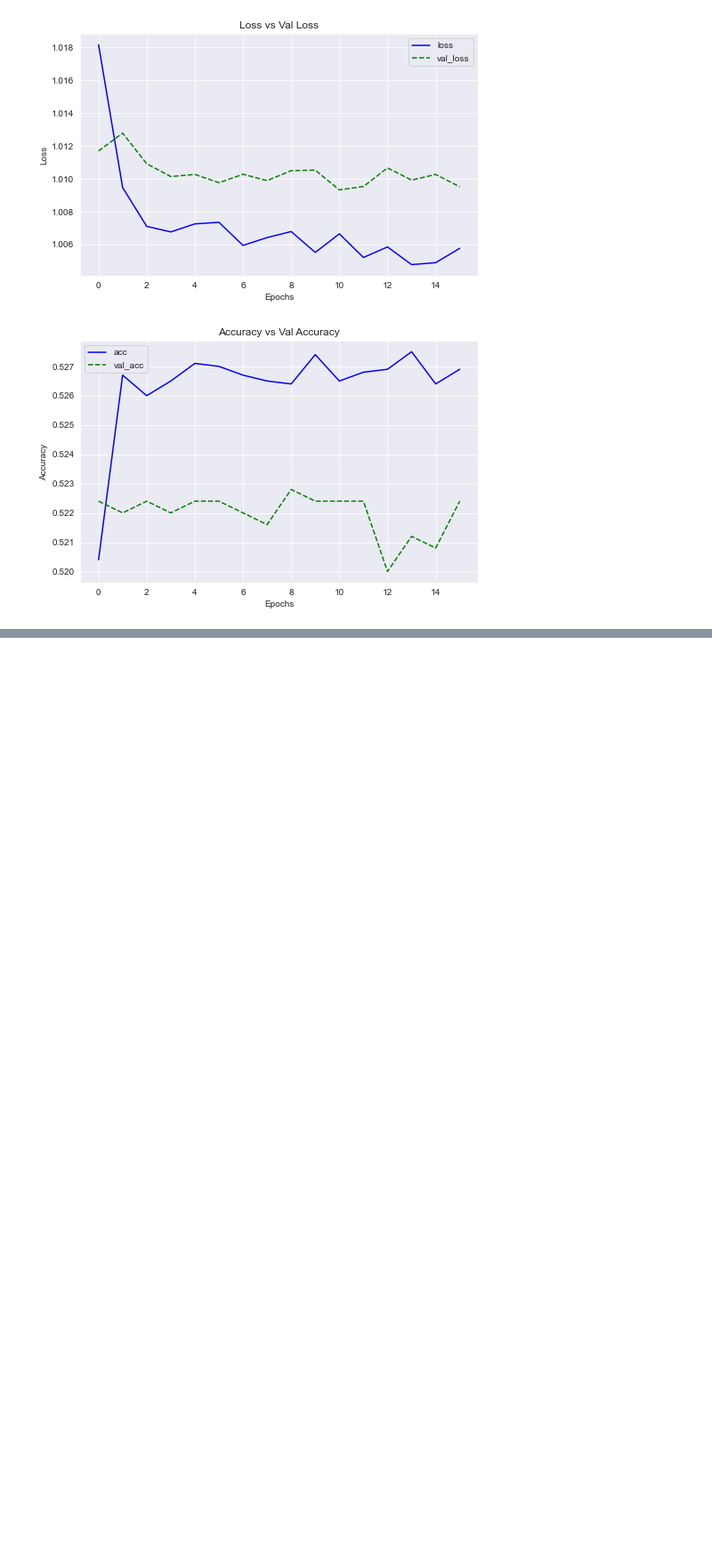
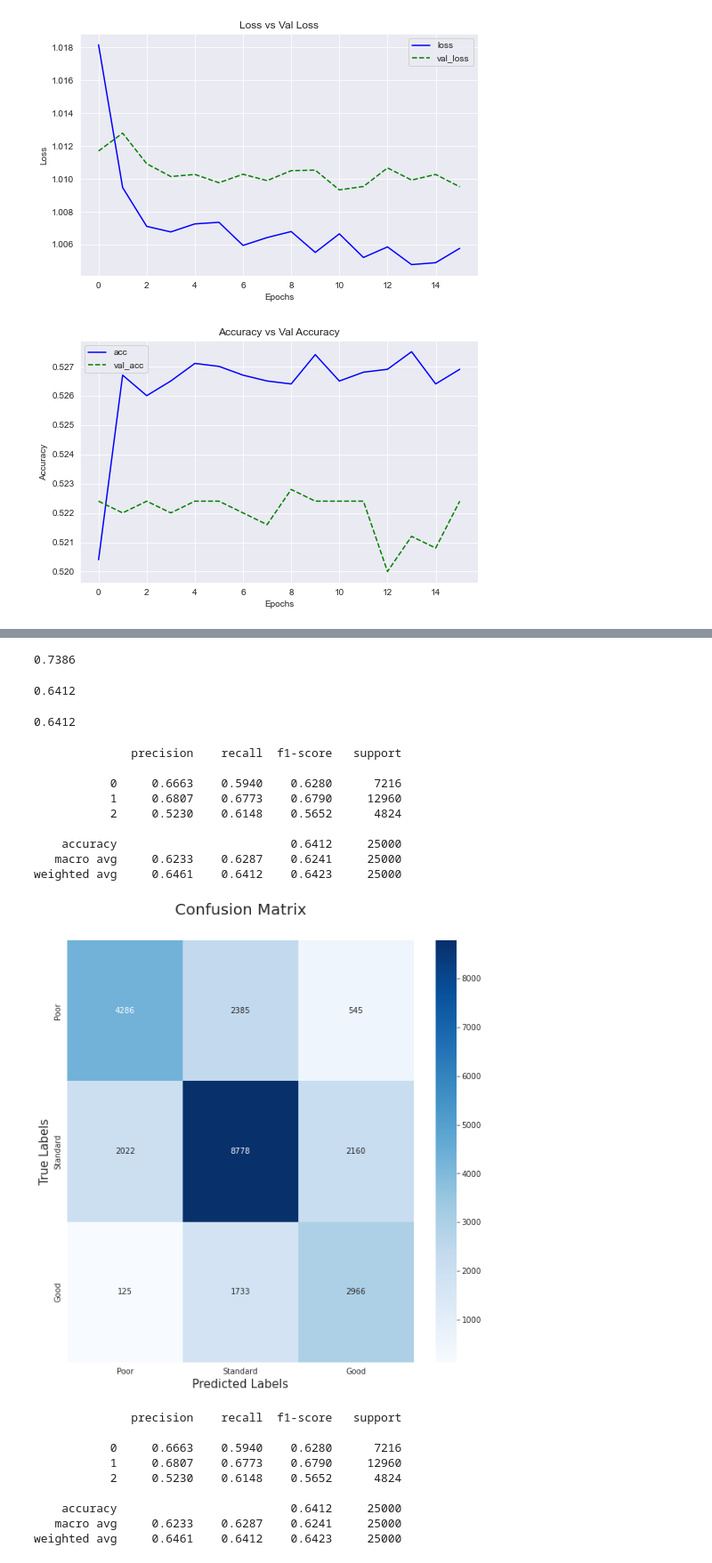
Before and after one commit to Rphabet/Imbalanced, a Jupyter notebook: CreditScore/modelling_v0.ipynb, the cells around one changed output, grey strips where cells are left out. Shown at 89% size. Saved outputs shown, nothing was run; the diff lists cells and outputs as text; code cells hidden in the pictures; blank space fills up the shorter version.

```diff
--- a/CreditScore/modelling_v0.ipynb
+++ b/CreditScore/modelling_v0.ipynb
@@ -295,0 +398,17 @@ plot_acc(history)
+# %%
+xgb = XGBClassifier(verbose=1, n_jobs=-1, random_state=42)
+
+xgb_params = {
+    'n_estimators': np.arange(100, 1600, 500),
+    'max_depth': [0, 3, 5, 10, 15],
+    'learning_rate': [0.01, 0.05, 0.1, 0.2, 0.3],
+    'subsample': np.arange(5, 11)/10
+}
+# %%
+clf = RandomizedSearchCV(xgb, xgb_params, random_state=42)
+
+start_time = time()
+with ProgressBar():
+    clf.fit(X_train, y_train)
+
+print("Learning Durations: ", timedelta(seconds=(time() - start_time)))
@@ -295,0 +435,31 @@ plot_acc(history)
+# %%
+clf.score(X_train, y_train)
+# %% [output]
+0.7386
+# %%
+clf.score(X_test, y_test)
+# %% [output]
+0.6412
+0.6412
+# %%
+clf_report_plot(y_test, X_test, clf)
+# %% [output]
+              precision    recall  f1-score   support
+
+           0     0.6663    0.5940    0.6280      7216
+           1     0.6807    0.6773    0.6790     12960
+           2     0.5230    0.6148    0.5652      4824
+
+    accuracy                         0.6412     25000
+   macro avg     0.6233    0.6287    0.6241     25000
+weighted avg     0.6461    0.6412    0.6423     25000
+[figure, added]
+              precision    recall  f1-score   support
+
+           0     0.6663    0.5940    0.6280      7216
+           1     0.6807    0.6773    0.6790     12960
+           2     0.5230    0.6148    0.5652      4824
+
+    accuracy                         0.6412     25000
+   macro avg     0.6233    0.6287    0.6241     25000
+weighted avg     0.6461    0.6412    0.6423     25000
```
Also changed, not shown: parts of 44 cells of this notebook, 5 other files.
